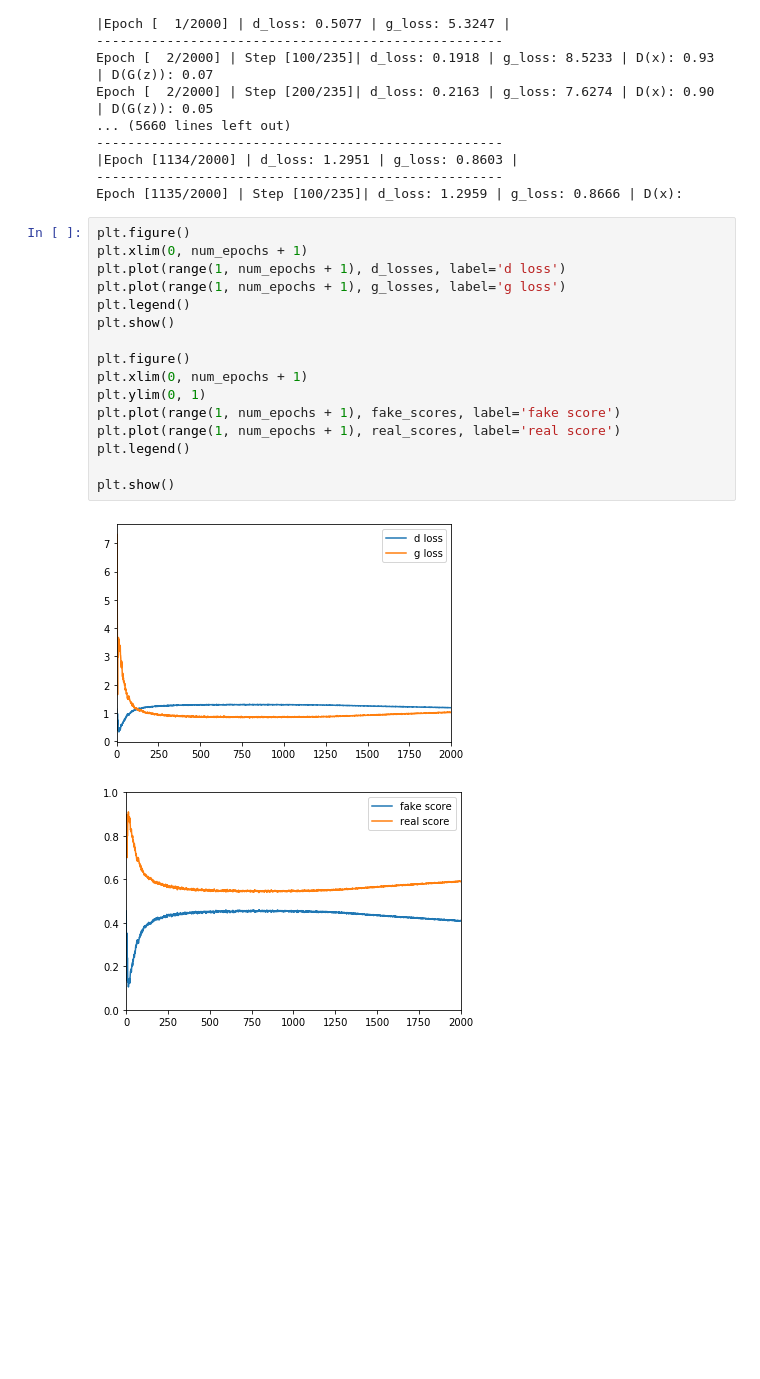
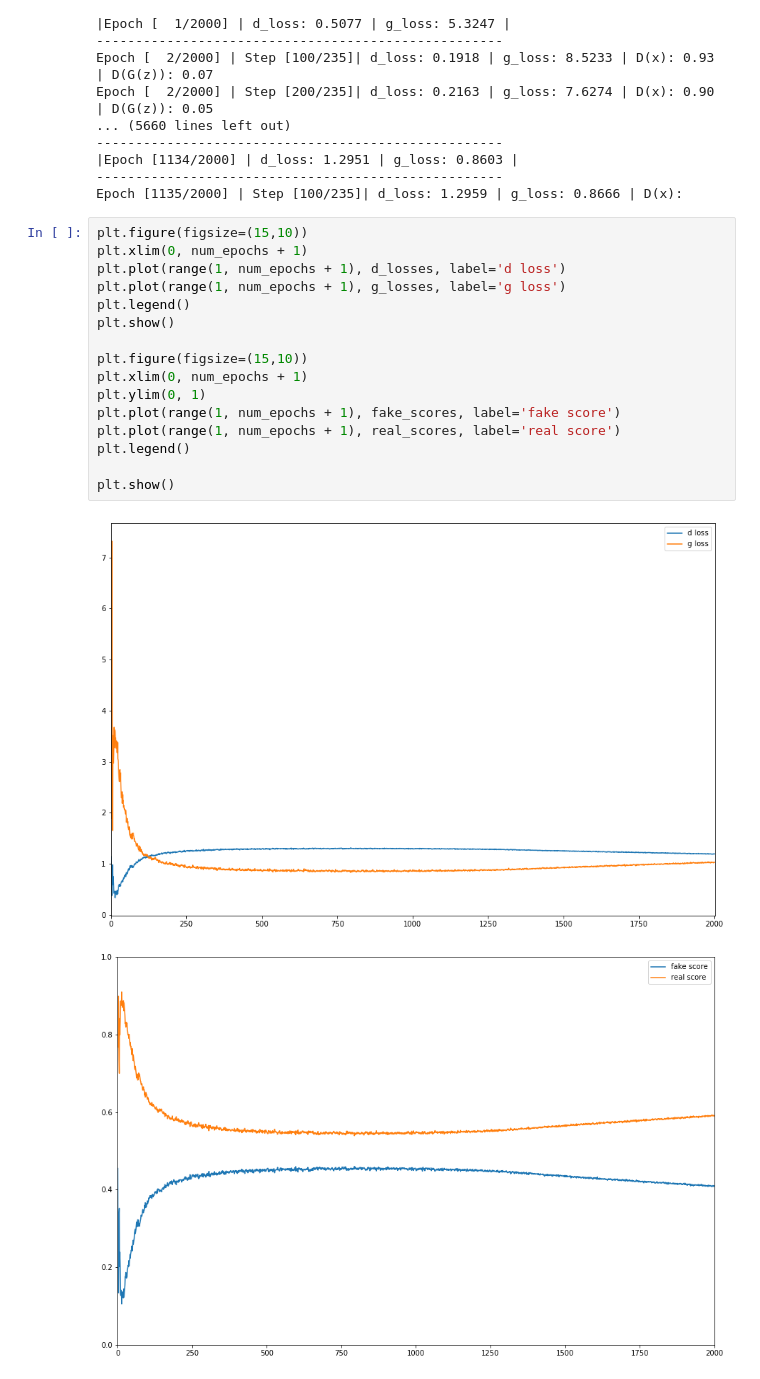
Before and after one commit to gmanco/cv_notebooks, a Jupyter notebook: 12.GAN.ipynb, the cells around one changed output. Drawn from its saved outputs; the diff is of its cells as text; blank space fills up the shorter version.

```diff
--- a/12.GAN.ipynb
+++ b/12.GAN.ipynb
@@ -250,24 +250,24 @@ Epoch [  2/2000] | Step [200/235]| d_loss: 0.2163 | g_loss: 7.6274 | D(x): 0.90
 ----------------------------------------------------
 Epoch [1135/2000] | Step [100/235]| d_loss: 1.2959 | g_loss: 0.8666 | D(x):
 # %%
-plt.figure()
+plt.figure(figsize=(15,10))
 plt.xlim(0, num_epochs + 1)
 plt.plot(range(1, num_epochs + 1), d_losses, label='d loss')
 plt.plot(range(1, num_epochs + 1), g_losses, label='g loss')
 plt.legend()
 plt.show()
 
-plt.figure()
+plt.figure(figsize=(15,10))
 plt.xlim(0, num_epochs + 1)
 plt.ylim(0, 1)
 plt.plot(range(1, num_epochs + 1), fake_scores, label='fake score')
 plt.plot(range(1, num_epochs + 1), real_scores, label='real score')
 plt.legend()
 
 plt.show()
 # %% [output]
-[figure, old version]
+[figure, new version]
-[figure, old version]
+[figure, new version]
 # %%
 bsz = 1024
 
```
Also changed, not shown: parts of 1 cell of this notebook, 2 other files.
